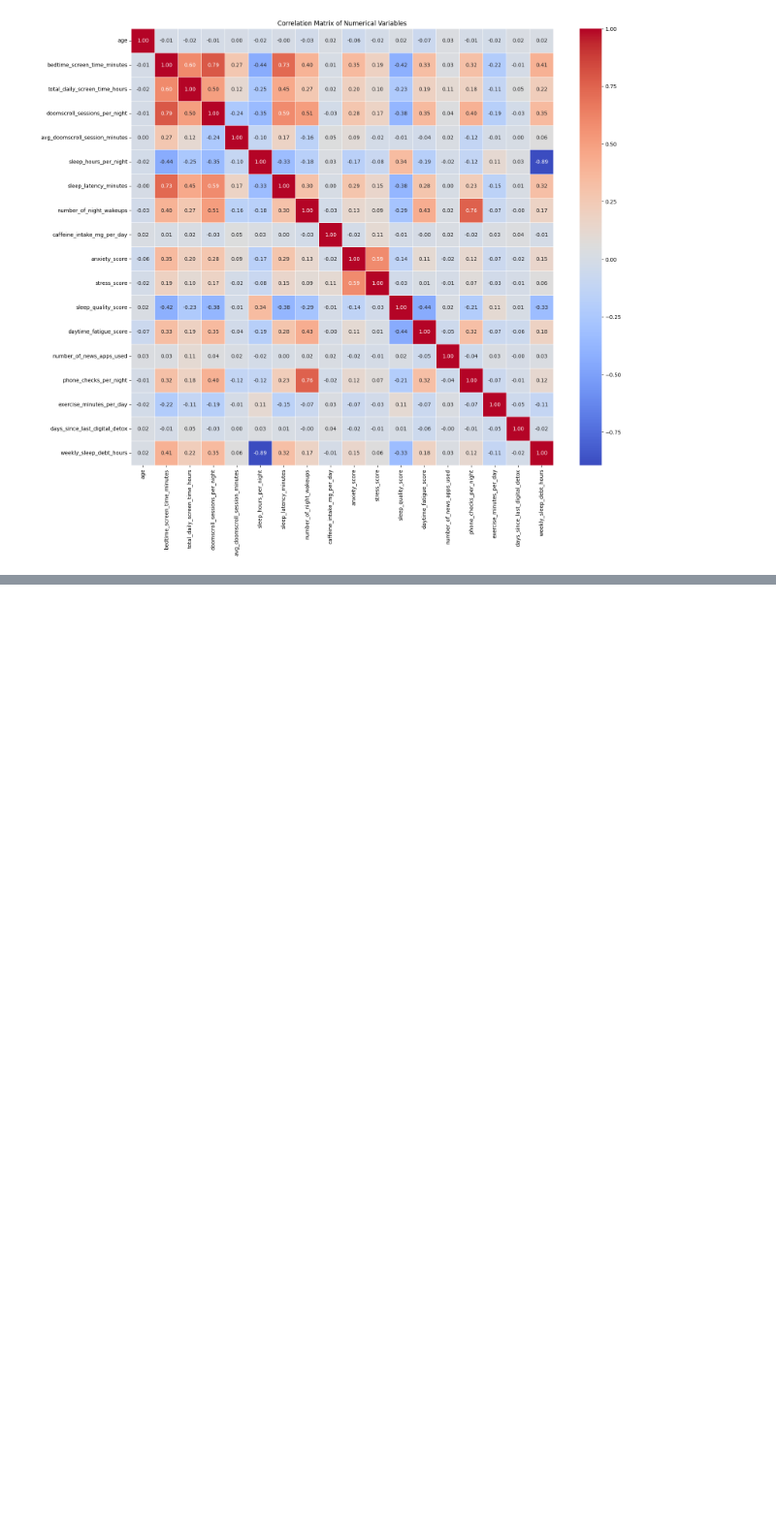
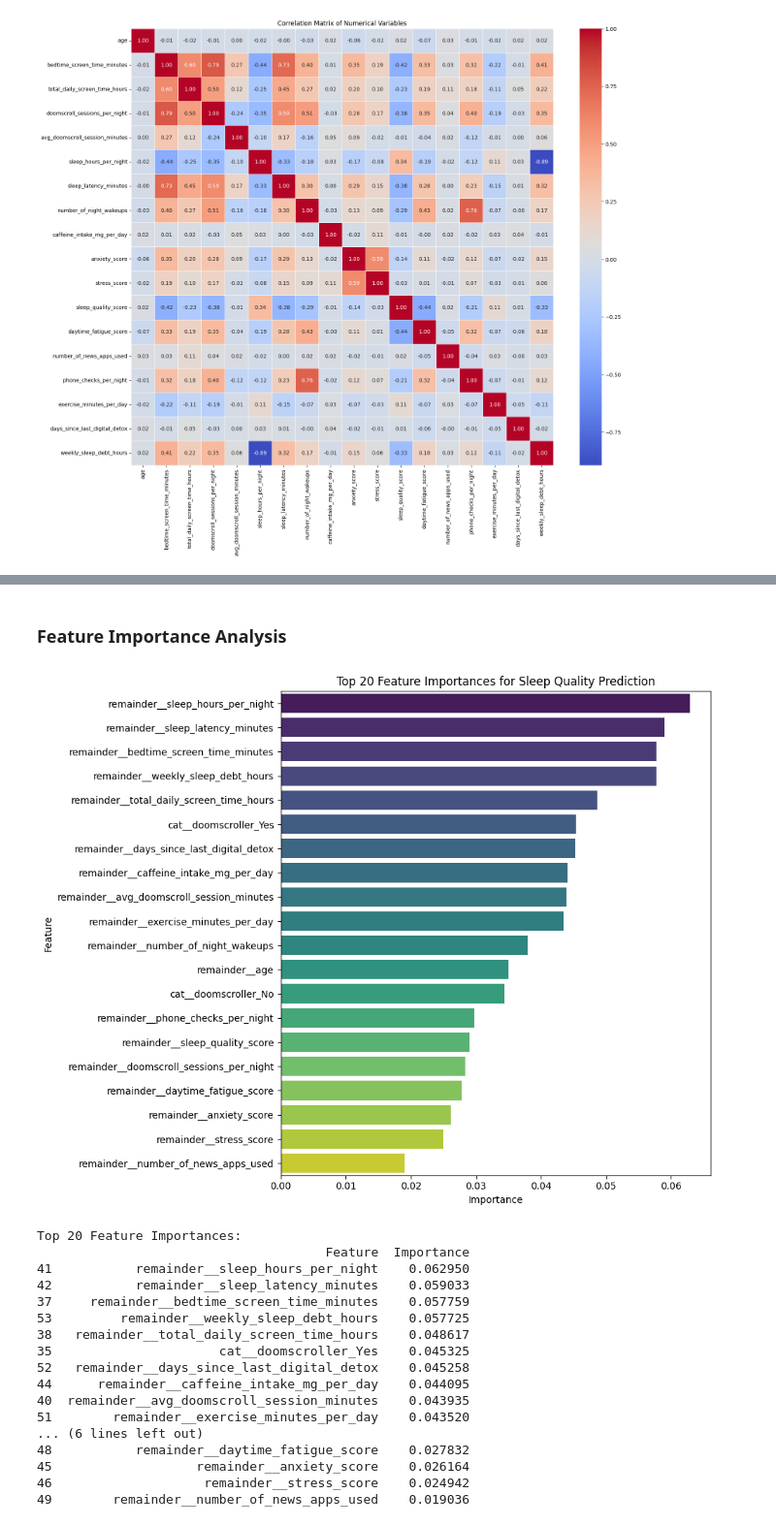
Before and after one commit to kxrrym03/Sleep-Doomscrolling-Habits, a Jupyter notebook: Sleep_&_Doomscrolling.ipynb, the cells around one changed output, grey strips where cells are left out. Shown at 97% size. Cells and saved outputs as stored; diff of their text form; code cells hidden in the pictures; blank space fills up the shorter version.

```diff
--- a/Sleep_&_Doomscrolling.ipynb
+++ b/Sleep_&_Doomscrolling.ipynb
@@ -334,0 +429,49 @@ plt.show()
+# %% [markdown]
+### Feature Importance Analysis
+# %%
+import matplotlib.pyplot as plt
+import seaborn as sns
+
+# Get feature importances from the trained RandomForestClassifier
+feature_importances = model_pipeline.named_steps['classifier'].feature_importances_
+
+feature_names = model_pipeline.named_steps['preprocessor'].get_feature_names_out()
+
+importance_df = pd.DataFrame({
+    'Feature': feature_names,
+    'Importance': feature_importances
+})
+
+# Sort by importance in descending order
+importance_df = importance_df.sort_values(by='Importance', ascending=False)
+
+# Plot the top 20 most important features
+plt.figure(figsize=(10, 8))
+sns.barplot(x='Importance', y='Feature', data=importance_df.head(20), palette='viridis')
+plt.title('Top 20 Feature Importances for Sleep Quality Prediction')
+plt.xlabel('Importance')
+plt.ylabel('Feature')
+plt.tight_layout()
+plt.show()
+
+print("Top 20 Feature Importances:")
+print(importance_df.head(20))
+# %% [output]
+[figure, added]
+Top 20 Feature Importances:
+                                      Feature  Importance
+41           remainder__sleep_hours_per_night    0.062950
+42           remainder__sleep_latency_minutes    0.059033
+37     remainder__bedtime_screen_time_minutes    0.057759
+53         remainder__weekly_sleep_debt_hours    0.057725
+38   remainder__total_daily_screen_time_hours    0.048617
+35                      cat__doomscroller_Yes    0.045325
+52   remainder__days_since_last_digital_detox    0.045258
+44      remainder__caffeine_intake_mg_per_day    0.044095
+40  remainder__avg_doomscroll_session_minutes    0.043935
+51        remainder__exercise_minutes_per_day    0.043520
+... (6 lines left out)
+48           remainder__daytime_fatigue_score    0.027832
+45                   remainder__anxiety_score    0.026164
+46                    remainder__stress_score    0.024942
+49        remainder__number_of_news_apps_used    0.019036
```
Also changed, not shown: parts of 7 cells of this notebook.
